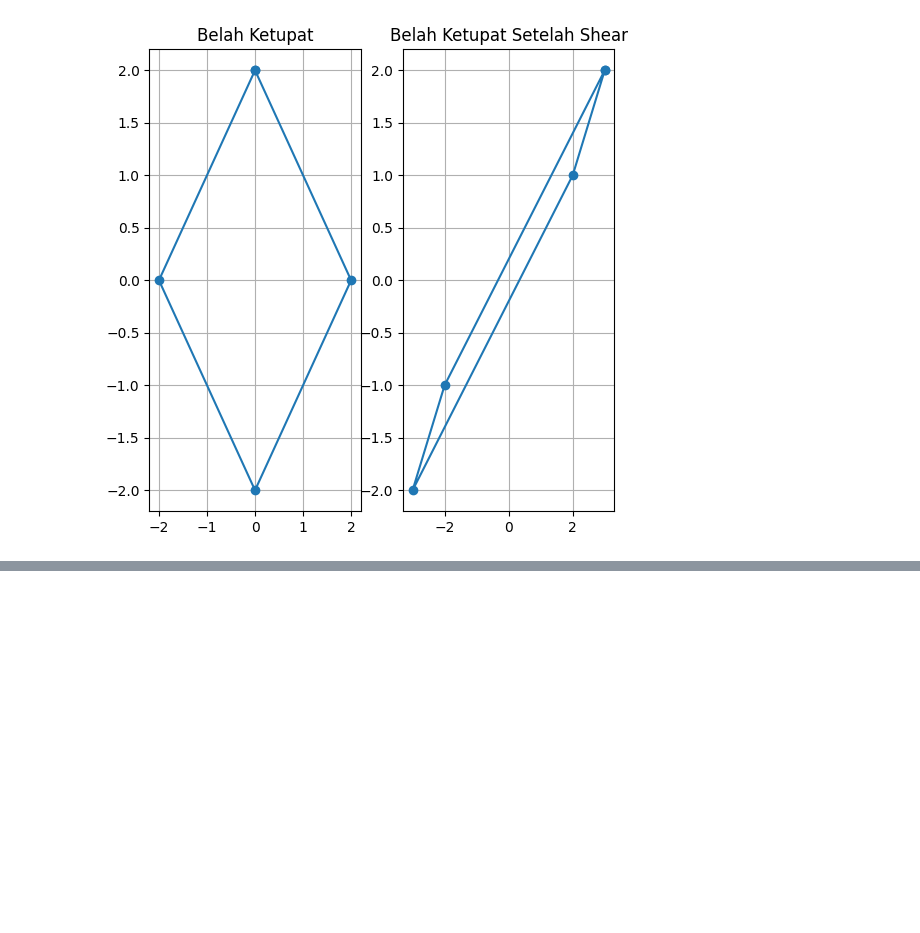
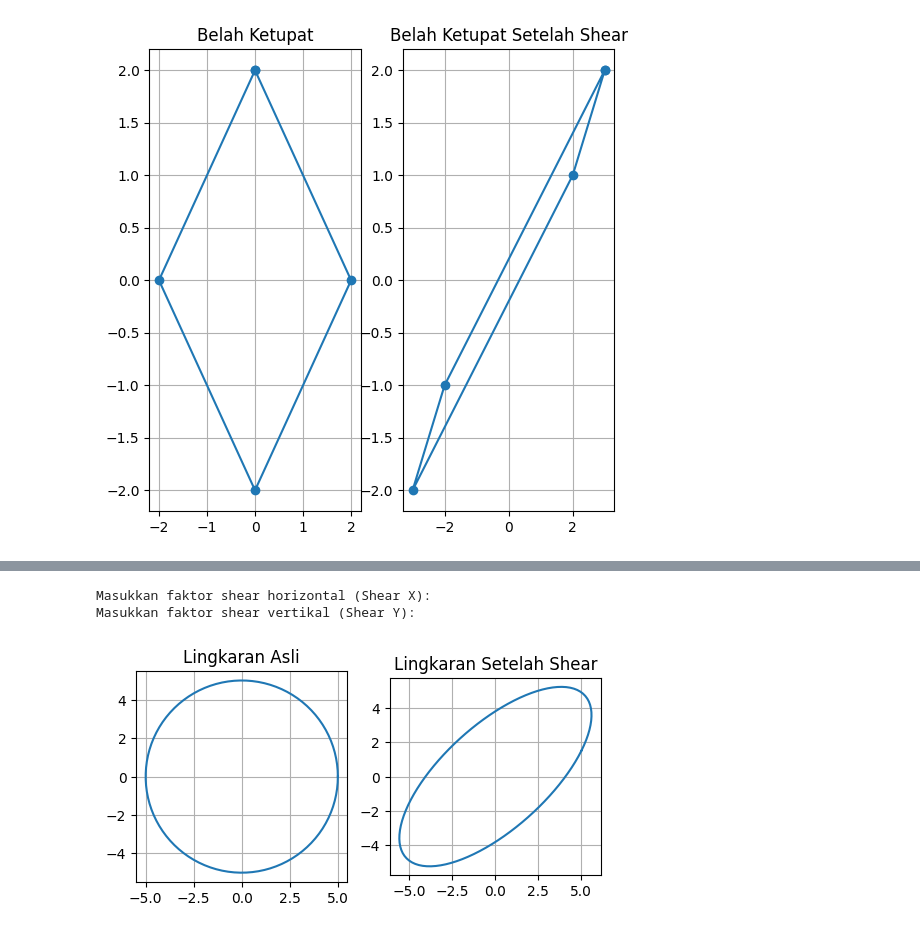
Before and after one commit to Andrian206/Praktikum-Grafika-Komputer, a Jupyter notebook: Modul 9/Praktikum9.ipynb, the cells around one changed output, grey strips where cells are left out. Saved outputs shown, nothing was run; the diff lists cells and outputs as text; code cells hidden in the pictures; blank space fills up the shorter version.

```diff
--- a/Modul 9/Praktikum9.ipynb
+++ b/Modul 9/Praktikum9.ipynb
@@ -45,0 +101,60 @@ Masukkan faktor shear vertikal (Shear Y):
+# %%
+# Praktikum 3 - Modul 9
+
+import numpy as np
+import matplotlib.pyplot as plt
+
+# Fungsi untuk menggambar lingkaran sebelum dan sesudah shear
+def plot_lingkaran(original_points, sheared_points):
+    # Gambar lingkaran sebelum shear
+    plt.figure(figsize=(6, 6))
+    plt.subplot(1, 2, 1)
+    plt.plot(original_points[0], original_points[1], label='Lingkaran Asli')
+    plt.title('Lingkaran Asli')
+    plt.gca().set_aspect('equal', adjustable='box')
+    plt.grid(True)
+
+    # Gambar lingkaran setelah shear
+    plt.subplot(1, 2, 2)
+    plt.plot(sheared_points[0], sheared_points[1], label='Lingkaran Setelah Shear')
+    plt.title('Lingkaran Setelah Shear')
+    plt.gca().set_aspect('equal', adjustable='box')
+    plt.grid(True)
+
+    plt.show()
+
+# Fungsi untuk melakukan shear pada lingkaran
+def shear_lingkaran(points, shear_x, shear_y):
+    # Matriks transformasi shear
+    shear_matrix = np.array([[1, shear_x],
+                             [shear_y, 1]])
+
+    # Mengalikan setiap titik lingkaran dengan matriks shear
+    sheared_points = np.dot(shear_matrix, points)
+
+    return sheared_points
+
+# Input dinamis dari user
+print("Masukkan faktor shear horizontal (Shear X): ")
+shear_x = float(input())  # Shear X (horizontal)
+print("Masukkan faktor shear vertikal (Shear Y): ")
+shear_y = float(input())  # Shear Y (vertikal)
+
+# Menghasilkan koordinat lingkaran asli
+theta = np.linspace(0, 2 * np.pi, 100) # Sudut lingkaran
+radius = 5 # Jari-jari lingkaran
+x = radius * np.cos(theta) # Koordinat X lingkaran
+y = radius * np.sin(theta) # Koordinat Y lingkaran
+
+# Gabungkan koordinat X dan Y menjadi matriks
+lingkaran_points = np.array([x, y])
+
+# Lakukan transformasi shear
+sheared_points = shear_lingkaran(lingkaran_points, shear_x, shear_y)
+
+# Plot hasilnya
+plot_lingkaran(lingkaran_points, sheared_points)
+# %% [output]
+Masukkan faktor shear horizontal (Shear X):
+Masukkan faktor shear vertikal (Shear Y):
+[figure, added]
```
Also changed, not shown: parts of 6 cells of this notebook.
